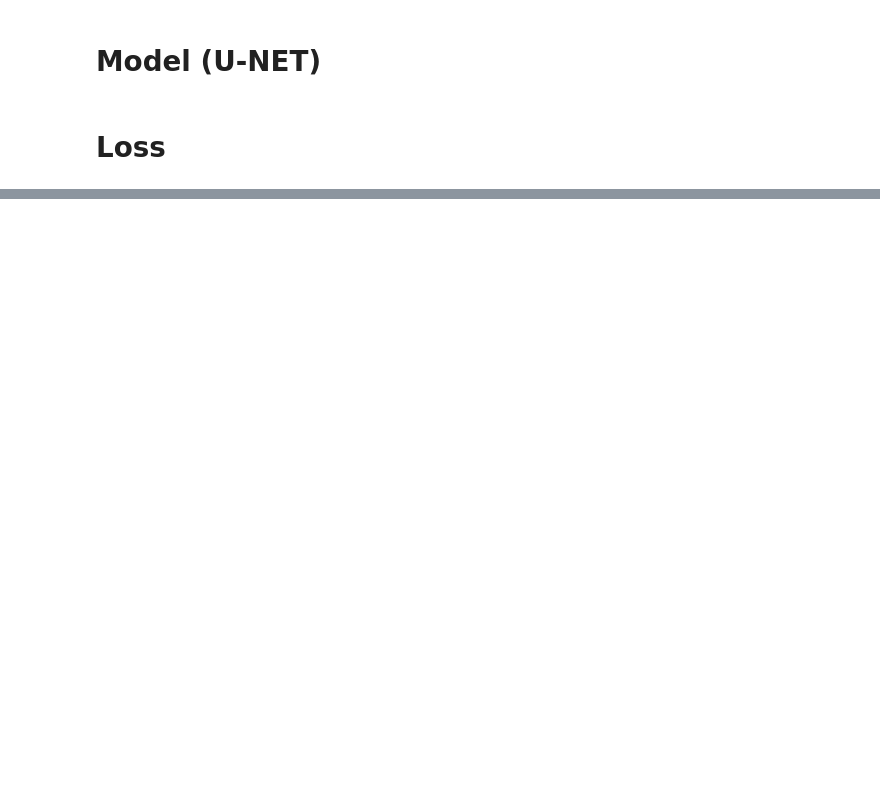
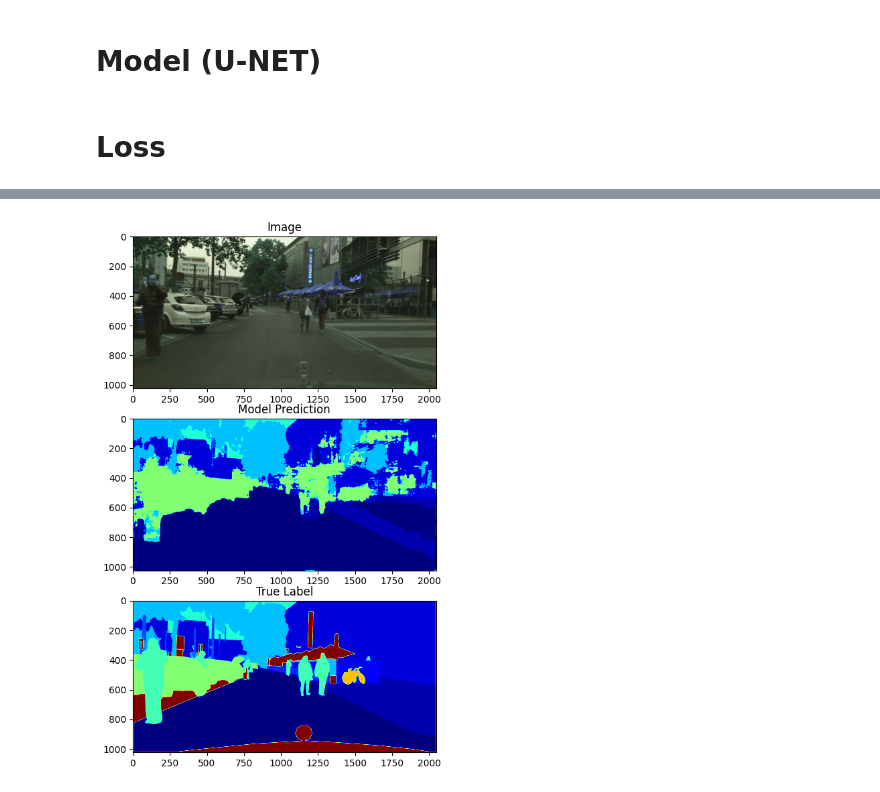
Before and after one commit to ahmedoy/CitySegmentation, a Jupyter notebook: Unet.ipynb, the cells around one changed output, grey strips where cells are left out. Cells and saved outputs as stored; diff of their text form; code cells hidden in the pictures; blank space fills up the shorter version.

```diff
--- a/Unet.ipynb
+++ b/Unet.ipynb
@@ -908,0 +1010,56 @@ predicted_mask_image = Image.fromarray((predicted_mask * 255).astype(np.uint8))
+# %%
+sample = ds_train.__getitem__(300)
+
+inp = sample['image'].unsqueeze(0).to(device) # Add dimension of 1 to beginning torch.Size([1, 3, 1024, 2048])
+
+prediction = model(inp).argmax(dim=1).squeeze(1).squeeze(0) # Remove first two dimesnions of 1 to betorch.Size([1024, 2048])
+
+# Assuming you have your image and label tensors defined as 'image' and 'label'
+
+
+# Assuming you have your image and label tensors defined as 'image' and 'label'
+
+# Convert image to PIL Image for display (assuming channels are first)
+image_pil = np.transpose(sample['image'].numpy(), (1, 2, 0))*255
+image_pil = Image.fromarray(image_pil.astype(np.uint8))
+
+# Scale the label values to 0-190 (if needed)
+label_scaled = (prediction.to('cpu') * 10).long()  # Convert to long for integer values
+
+mask_scaled = torch.clamp(sample['mask'] * 10, 0, 255).long()
+
+
+
+
+# Combine mask and label values (assuming they have the same range)
+combined_values = np.stack((label_scaled, mask_scaled), axis=-1)  # Stack along channel dimension
+combined_values_flat = combined_values.flatten()  # Flatten for color mapping
+
+# Create a colormap for both label and mask
+cmap = plt.cm.get_cmap('jet')  # Choose a colormap (adjust as needed)
+
+# Create a color lookup table (LUT) from the colormap
+norm = plt.Normalize(min(combined_values_flat), max(combined_values_flat))
+
+
+
+
+
+# Display the image and label
+plt.figure(figsize=(10, 10))
+plt.subplot(3, 1, 1)
+plt.imshow(image_pil)
+plt.title('Image')
+
+plt.subplot(3, 1, 2)
+plt.imshow(label_scaled,  cmap=cmap, norm=norm)
+plt.title('Model Prediction')
+
+
+plt.subplot(3, 1, 3)
+plt.imshow(mask_scaled,  cmap=cmap, norm=norm)
+plt.title('True Label')
+
+plt.show()
+# %% [output]
+[figure, added]
```
Also changed, not shown: parts of 19 cells of this notebook.
